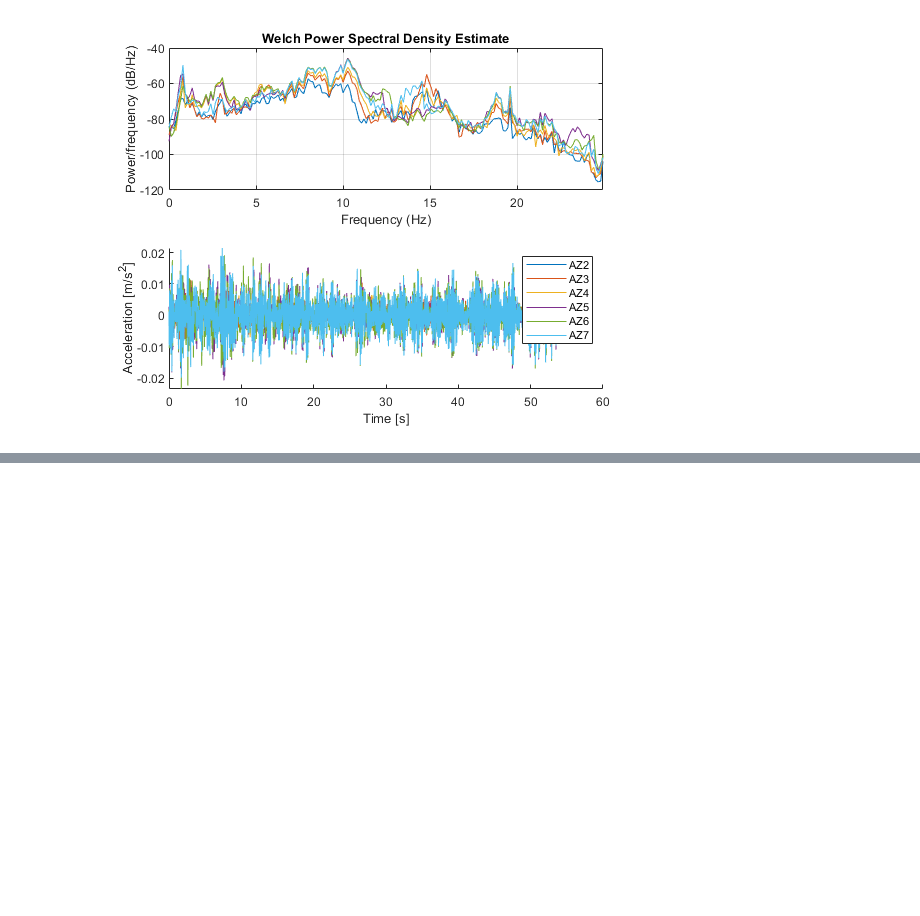
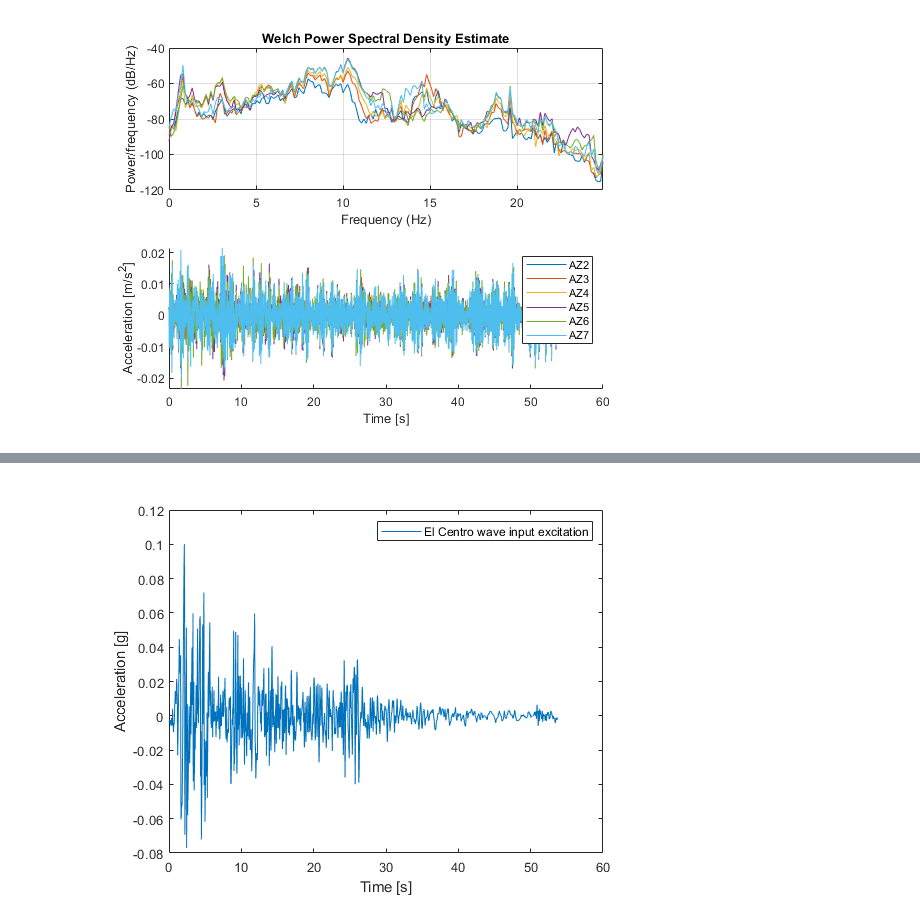
Before and after one commit to zwynne/EDACAB, a Jupyter notebook: DeepNote_MATLAB_templates/EDACAB_MATLAB_Shaker_table_notebook_template.ipynb, the cells around one changed output, grey strips where cells are left out. Cells and saved outputs as stored; diff of their text form; code cells hidden in the pictures; blank space fills up the shorter version.

```diff
--- a/DeepNote_MATLAB_templates/EDACAB_MATLAB_Shaker_table_notebook_template.ipynb
+++ b/DeepNote_MATLAB_templates/EDACAB_MATLAB_Shaker_table_notebook_template.ipynb
@@ -151,0 +215,8 @@ ylabel('Acceleration [m/s^2]')
+# %%
+plot(data{:,'Time [s]'},data{:,'InputForce'});
+
+legend('El Centro wave input excitation')
+xlabel('Time [s]')
+ylabel('Acceleration [g]')
+# %% [output]
+[figure, added]
```
Also changed, not shown: parts of 14 cells of this notebook, 2 other files.
